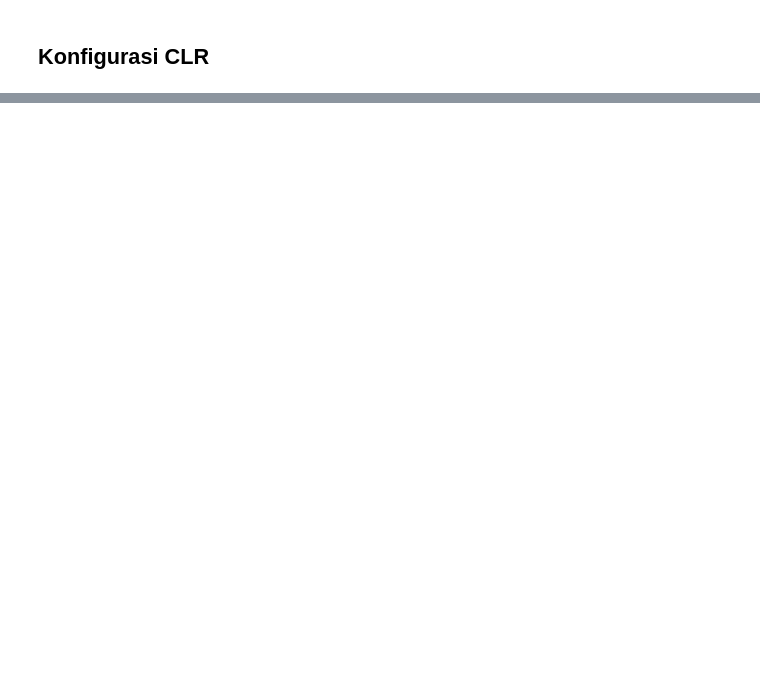
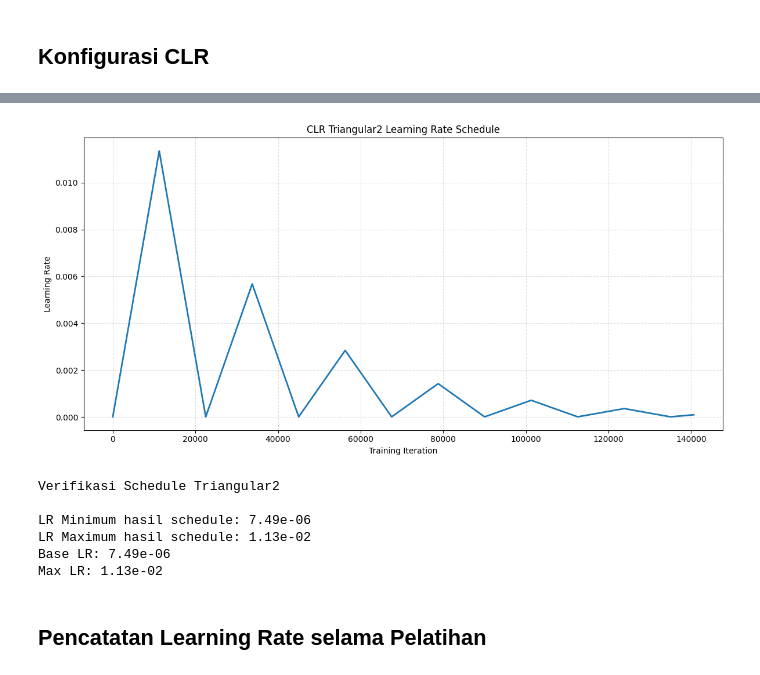
Before and after one commit to Noelsip/final-task, a Jupyter notebook: Tugas_Akhir_CNN.ipynb, the cells around one changed output, grey strips where cells are left out. Cells and saved outputs as stored; diff of their text form; code cells hidden in the pictures; blank space fills up the shorter version.

```diff
--- a/Tugas_Akhir_CNN.ipynb
+++ b/Tugas_Akhir_CNN.ipynb
@@ -2342,0 +1949,46 @@ NameError: name 'fixed_best_epoch' is not defined
+# %%
+# Membuat step untuk memeriksa schedule
+steps_for_check = np.arange(TOTAL_TRAINING_STEPS + 1, dtype=np.int64)
+
+# Menghitung learning rate pada setiap step
+lr_check = clr_schedule(tf.constant(steps_for_check, dtype=tf.float32)).numpy()
+
+# Menampilkan grafik schedule
+plt.figure(figsize=(12, 6))
+
+plt.plot(steps_for_check, lr_check, linewidth=2)
+
+plt.xlabel("Training Iteration")
+plt.ylabel("Learning Rate")
+plt.title("CLR Triangular2 Learning Rate Schedule")
+
+plt.grid(
+    True,
+    linestyle="--",
+    which="both",
+    alpha=0.4
+)
+
+plt.tight_layout()
+plt.show()
+
+print()
+
+print("Verifikasi Schedule Triangular2")
+print()
+
+print(f"LR Minimum hasil schedule: {lr_check.min():.2e}")
+print(f"LR Maximum hasil schedule: {lr_check.max():.2e}")
+
+print(f"Base LR: {BASE_LR:.2e}")
+print(f"Max LR: {MAX_LR:.2e}")
+# %% [output]
+[figure, added]
+Verifikasi Schedule Triangular2
+
+LR Minimum hasil schedule: 7.49e-06
+LR Maximum hasil schedule: 1.13e-02
+Base LR: 7.49e-06
+Max LR: 1.13e-02
+# %% [markdown]
+## Pencatatan Learning Rate selama Pelatihan
```
Also changed, not shown: parts of 76 cells of this notebook.
